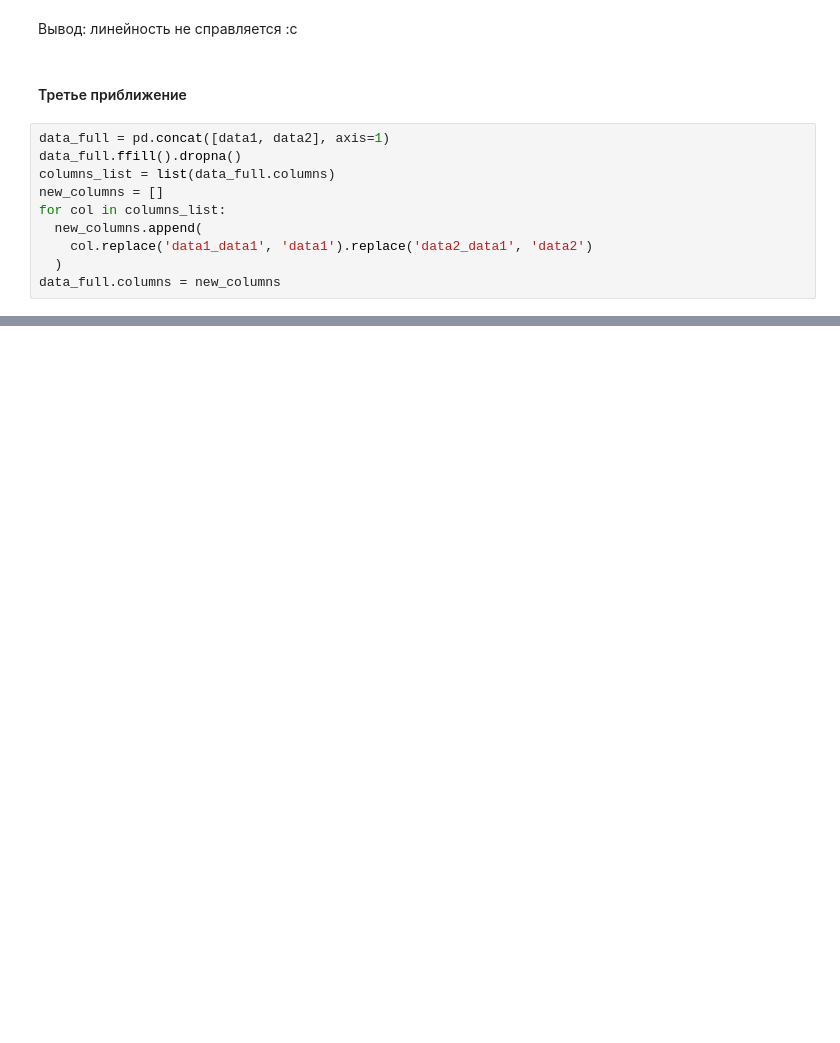
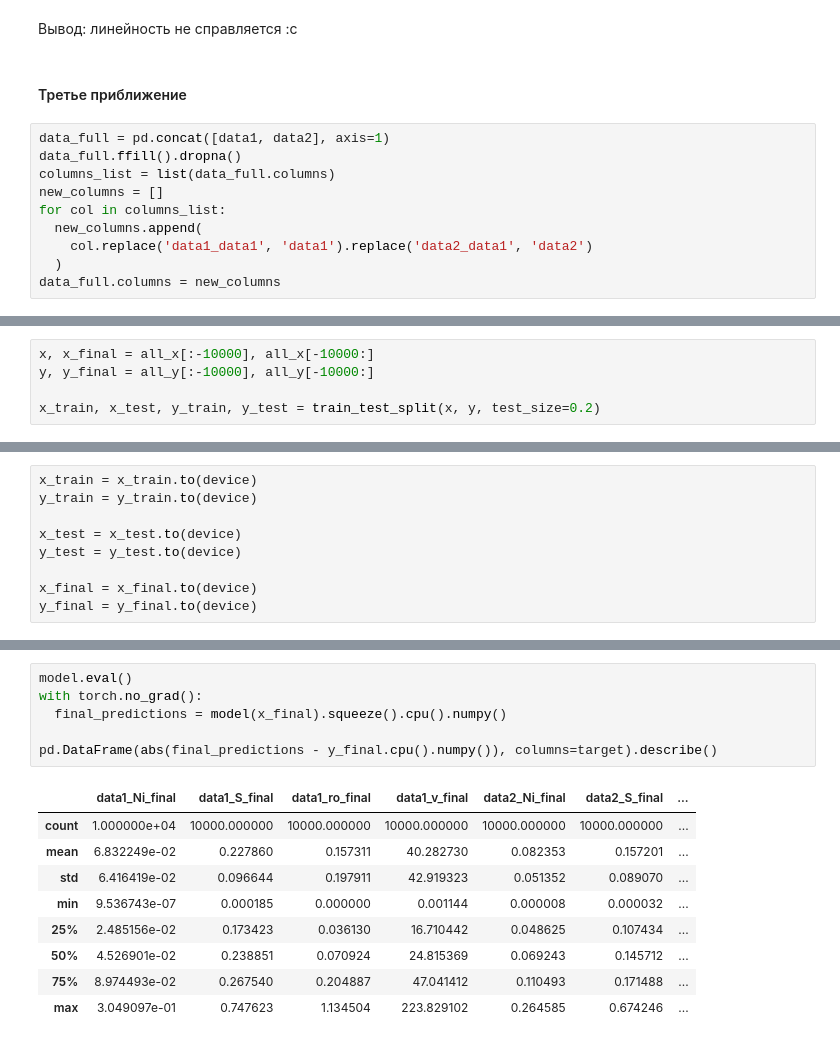
Before and after one commit to seri4ka/GB_task1, a Jupyter notebook: task.ipynb, the cells around one changed output, grey strips where cells are left out. Drawn from its saved outputs; the diff is of its cells as text; blank space fills up the shorter version.

```diff
--- a/task.ipynb
+++ b/task.ipynb
@@ -427,0 +416,5 @@ data_full.columns = new_columns
+# %%
+x, x_final = all_x[:-10000], all_x[-10000:]
+y, y_final = all_y[:-10000], all_y[-10000:]
+
+x_train, x_test, y_train, y_test = train_test_split(x, y, test_size=0.2)
@@ -427,0 +476,9 @@ data_full.columns = new_columns
+# %%
+x_train = x_train.to(device)
+y_train = y_train.to(device)
+
+x_test = x_test.to(device)
+y_test = y_test.to(device)
+
+x_final = x_final.to(device)
+y_final = y_final.to(device)
@@ -427,0 +575,16 @@ data_full.columns = new_columns
+# %%
+model.eval()
+with torch.no_grad():
+  final_predictions = model(x_final).squeeze().cpu().numpy()
+
+pd.DataFrame(abs(final_predictions - y_final.cpu().numpy()), columns=target).describe()
+# %% [output]
+|  | data1_Ni_final | data1_S_final | data1_ro_final | data1_v_final | data2_Ni_final | data2_S_final | ... |
+| count | 1.000000e+04 | 10000.000000 | 10000.000000 | 10000.000000 | 10000.000000 | 10000.000000 | ... |
+| mean | 6.832249e-02 | 0.227860 | 0.157311 | 40.282730 | 0.082353 | 0.157201 | ... |
+| std | 6.416419e-02 | 0.096644 | 0.197911 | 42.919323 | 0.051352 | 0.089070 | ... |
+| min | 9.536743e-07 | 0.000185 | 0.000000 | 0.001144 | 0.000008 | 0.000032 | ... |
+| 25% | 2.485156e-02 | 0.173423 | 0.036130 | 16.710442 | 0.048625 | 0.107434 | ... |
+| 50% | 4.526901e-02 | 0.238851 | 0.070924 | 24.815369 | 0.069243 | 0.145712 | ... |
+| 75% | 8.974493e-02 | 0.267540 | 0.204887 | 47.041412 | 0.110493 | 0.171488 | ... |
+| max | 3.049097e-01 | 0.747623 | 1.134504 | 223.829102 | 0.264585 | 0.674246 | ... |
```
Also changed, not shown: parts of 20 cells of this notebook.
